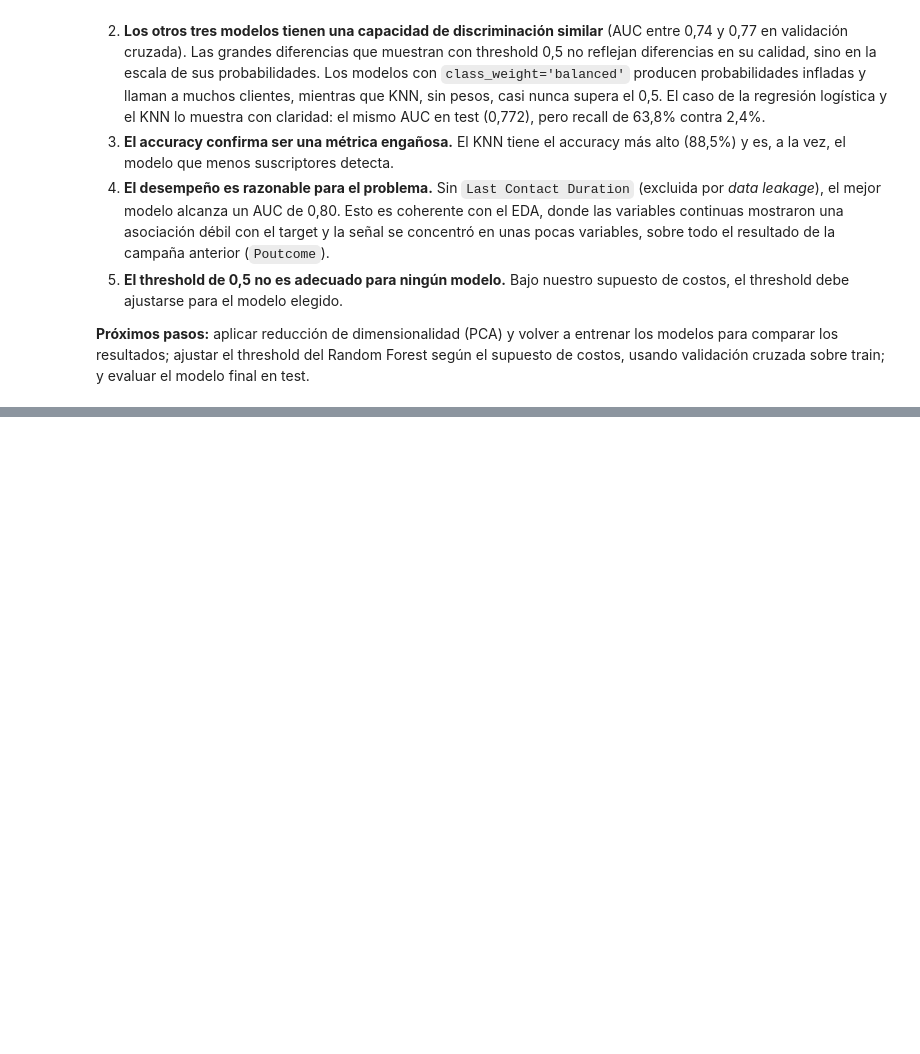
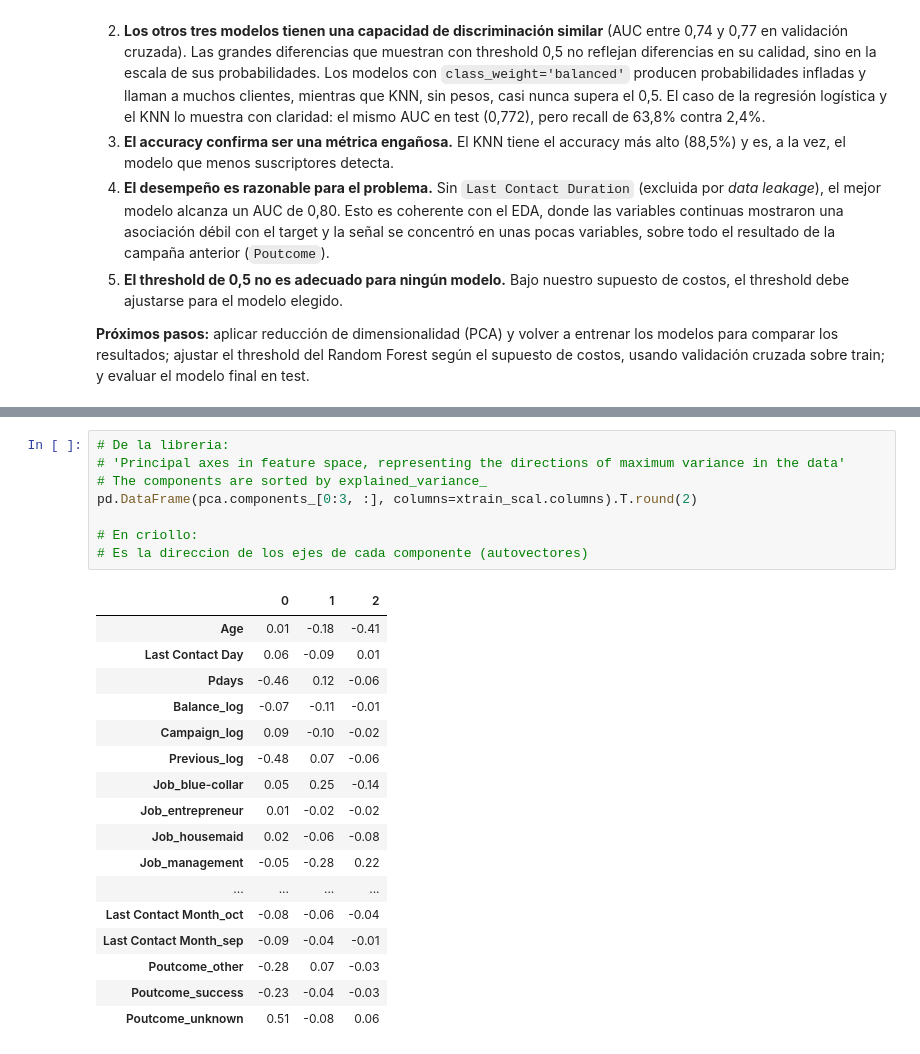
Before and after one commit to nach0osole/data_science_utn_clusterai2026_Sole, a Jupyter notebook: clusterai_juanignacio_sole_machine_learning.ipynb, the cells around one changed output, grey strips where cells are left out. Saved outputs shown, nothing was run; the diff lists cells and outputs as text; blank space fills up the shorter version.

```diff
--- a/clusterai_juanignacio_sole_machine_learning.ipynb
+++ b/clusterai_juanignacio_sole_machine_learning.ipynb
@@ -554,0 +657,26 @@ plt.show()
+# %%
+# De la libreria:
+# 'Principal axes in feature space, representing the directions of maximum variance in the data'
+# The components are sorted by explained_variance_
+pd.DataFrame(pca.components_[0:3, :], columns=xtrain_scal.columns).T.round(2)
+
+# En criollo:
+# Es la direccion de los ejes de cada componente (autovectores)
+# %% [output]
+|  | 0 | 1 | 2 |
+| Age | 0.01 | -0.18 | -0.41 |
+| Last Contact Day | 0.06 | -0.09 | 0.01 |
+| Pdays | -0.46 | 0.12 | -0.06 |
+| Balance_log | -0.07 | -0.11 | -0.01 |
+| Campaign_log | 0.09 | -0.10 | -0.02 |
+| Previous_log | -0.48 | 0.07 | -0.06 |
+| Job_blue-collar | 0.05 | 0.25 | -0.14 |
+| Job_entrepreneur | 0.01 | -0.02 | -0.02 |
+| Job_housemaid | 0.02 | -0.06 | -0.08 |
+| Job_management | -0.05 | -0.28 | 0.22 |
+| ... | ... | ... | ... |
+| Last Contact Month_oct | -0.08 | -0.06 | -0.04 |
+| Last Contact Month_sep | -0.09 | -0.04 | -0.01 |
+| Poutcome_other | -0.28 | 0.07 | -0.03 |
+| Poutcome_success | -0.23 | -0.04 | -0.03 |
+| Poutcome_unknown | 0.51 | -0.08 | 0.06 |
```
Also changed, not shown: parts of 13 cells of this notebook.
